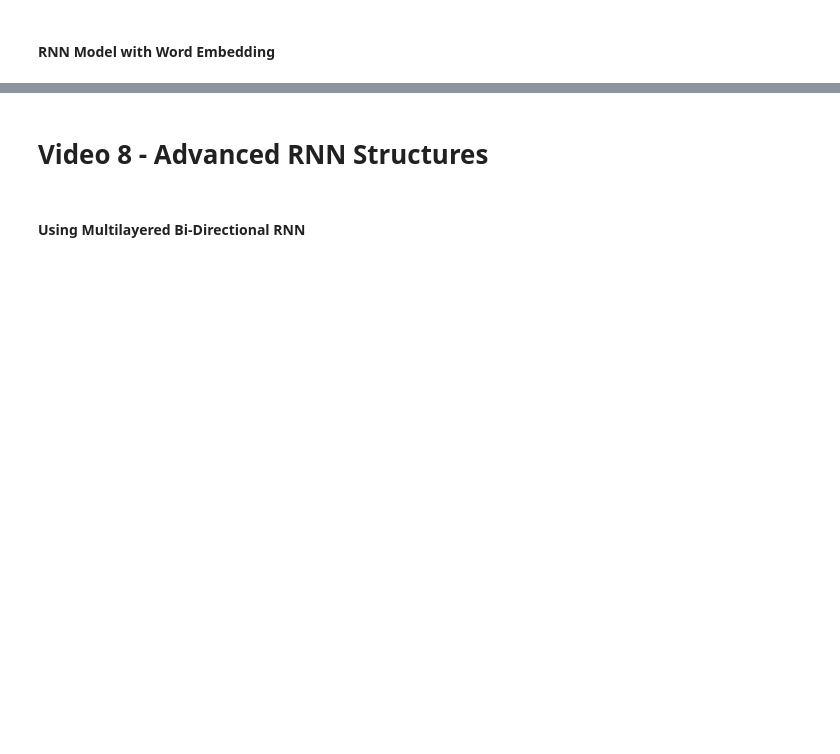
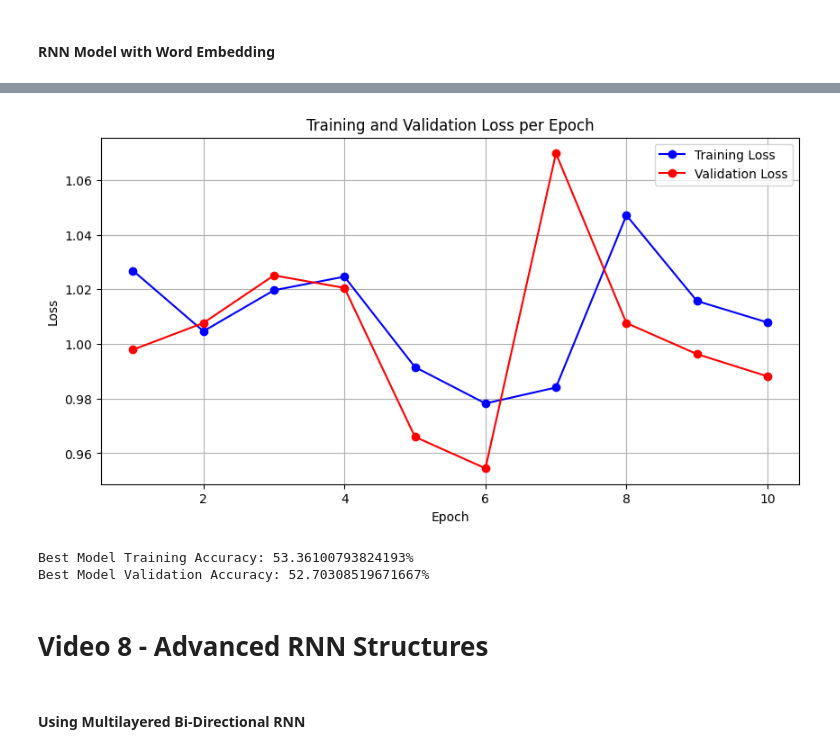
Before and after one commit to aquilina-barhouche/GenAI-Pinnacle-Program, a Jupyter notebook: 06_NLP_using_PyTorch/Assignments/Assignment 2/M3V6_Draft.ipynb, the cells around one changed output, grey strips where cells are left out. Cells and saved outputs as stored; diff of their text form; code cells hidden in the pictures; blank space fills up the shorter version.

```diff
--- a/06_NLP_using_PyTorch/Assignments/Assignment 2/M3V6_Draft.ipynb
+++ b/06_NLP_using_PyTorch/Assignments/Assignment 2/M3V6_Draft.ipynb
@@ -122,7 +284,7 @@ X_val, y_val = prepare_data(validation.user_review, validation.user_suggestion,
 # Define hyperparameters
 input_size = word2vec_model.vector_size
 hidden_size = 128
-output_size = 1
+output_size = 3
 num_layers = 1
 learning_rate = 0.001
 num_epochs = 30
@@ -150,7 +312,6 @@ class SentimentRNN(nn.Module):
         self.leaky_relu = nn.LeakyReLU()  # Leaky ReLU activation layer
         self.dropout = nn.Dropout(dropout_rate)
         self.fc = nn.Linear(hidden_size, output_size)
-        self.sigmoid = nn.Sigmoid()  # Sigmoid activation layer
 
     def forward(self, x):
         # Initial hidden state
@@ -164,36 +325,44 @@ class SentimentRNN(nn.Module):
         out = out[:, -1, :]
         # Apply the linear layer for the final output
         out = self.fc(out)
-        # Apply the sigmoid activation
-        out = self.sigmoid(out)
         return out
 # %%
 # Initialize model, loss function, and optimizer
 model = SentimentRNN(input_size, hidden_size, output_size, dropout_rate)
-criterion = nn.BCELoss()
+criterion = nn.CrossEntropyLoss()
 optimizer = optim.Adam(model.parameters(), lr=learning_rate)
 # %%
-def calculate_accuracy(loader):
+def calculate_accuracy(loader, model, device=None):
+    """
+    Computes overall accuracy for a 3-class classification model.
+    Expects model to return logits of shape (batch, 3) and labels to be dtype torch.long with values 0,1,2.
+    Returns accuracy as percentage.
+    """
+    if device is None:
+        device = next(model.parameters()).device
     model.eval()
-    correct, total = 0, 0
+    correct = 0
+    total = 0
     with torch.no_grad():
         for inputs, labels in loader:
-            outputs = model(inputs)
-            predicted = outputs.squeeze() > 0.5
+            inputs = inputs.to(device).float()
+            labels = labels.to(device).long()
+            outputs = model(inputs)                 # logits shape (batch, 3)
+            preds = outputs.argmax(dim=1)           # predicted class indices (batch,)
+            correct += (preds == labels).sum().item()
             total += labels.size(0)
-            correct += (predicted == labels).sum().item()
-    return 100 * correct / total
+    return 100.0 * correct / total if total > 0 else 0.0
 # %%
 #Training loop
 import matplotlib.pyplot as plt
 
-num_epochs = 30  # Number of epochs
+num_epochs = 10  # Number of epochs
 losses = []  # List to store the average train loss per epoch
 val_losses = []  # List to store the average validation loss per epoch
 best_val_loss = float('inf')  # Initialize the best validation loss to infinity
 best_epoch = 0  # Epoch with the best validation loss
 patience = 0
-max_patience = 3  # Maximum epochs to wait for improvement
+max_patience = 5  # Maximum epochs to wait for improvement
 
 for epoch in range(num_epochs):
     model.train()  # Set the model to training mode
@@ -205,7 +374,7 @@ for epoch in range(num_epochs):
         optimizer.zero_grad()
         outputs = model(inputs)
         outputs = outputs.squeeze()
-        loss = criterion(outputs, labels.float())
+        loss = criterion(outputs, labels.long())
         loss.backward()
         optimizer.step()
         total_loss += loss.item()
@@ -218,7 +387,7 @@ for epoch in range(num_epochs):
         for inputs, labels in val_loader:
             val_outputs = model(inputs)
             val_outputs = val_outputs.squeeze()
-            val_loss = criterion(val_outputs, labels.float())
+            val_loss = criterion(val_outputs, labels.long())
             total_val_loss += val_loss.item()
             val_count += 1
     average_val_loss = total_val_loss / val_count
@@ -254,7 +423,8 @@ plt.show()
 
 # Load the best model and calculate accuracy only for that
 model.load_state_dict(torch.load('rnn_best_model.pth'))
-train_accuracy = calculate_accuracy(train_loader)
-val_accuracy = calculate_accuracy(val_loader)
+train_accuracy = calculate_accuracy(train_loader, model)
+val_accuracy = calculate_accuracy(val_loader, model)
 print(f'Best Model Training Accuracy: {train_accuracy}%')
 print(f'Best Model Validation Accuracy: {val_accuracy}%')
+# %% [output]
@@ -261,3 +442,6 @@ print(f'Best Model Validation Accuracy: {val_accuracy}%')
+[figure, added]
+Best Model Training Accuracy: 53.36100793824193%
+Best Model Validation Accuracy: 52.70308519671667%
 # %% [markdown]
 # Video 8 - Advanced RNN Structures
 # %% [markdown]
```
Also changed, not shown: parts of 41 cells of this notebook, 14 other files.
